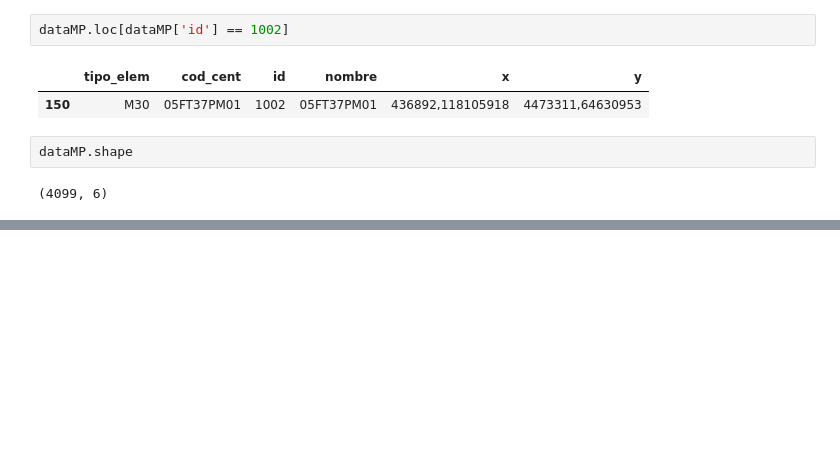
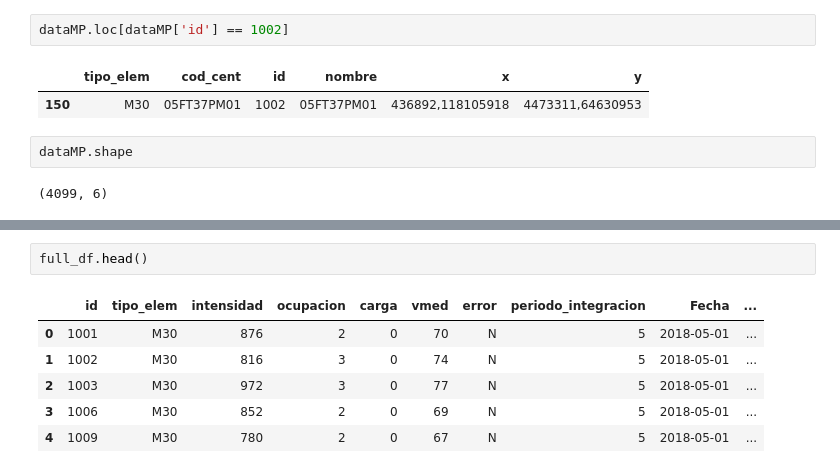
Before and after one commit to antoniobravo05/Data-Science-Master-project, a Jupyter notebook: Tests.ipynb, the cells around one changed output, grey strips where cells are left out. Saved outputs shown, nothing was run; the diff lists cells and outputs as text; blank space fills up the shorter version.

```diff
--- a/Tests.ipynb
+++ b/Tests.ipynb
@@ -408,0 +366,9 @@ data0518
+# %%
+full_df.head()
+# %% [output]
+|  | id | tipo_elem | intensidad | ocupacion | carga | vmed | error | periodo_integracion | Fecha | ... |
+| 0 | 1001 | M30 | 876 | 2 | 0 | 70 | N | 5 | 2018-05-01 | ... |
+| 1 | 1002 | M30 | 816 | 3 | 0 | 74 | N | 5 | 2018-05-01 | ... |
+| 2 | 1003 | M30 | 972 | 3 | 0 | 77 | N | 5 | 2018-05-01 | ... |
+| 3 | 1006 | M30 | 852 | 2 | 0 | 69 | N | 5 | 2018-05-01 | ... |
+| 4 | 1009 | M30 | 780 | 2 | 0 | 67 | N | 5 | 2018-05-01 | ... |
```
Also changed, not shown: parts of 4 cells of this notebook.
